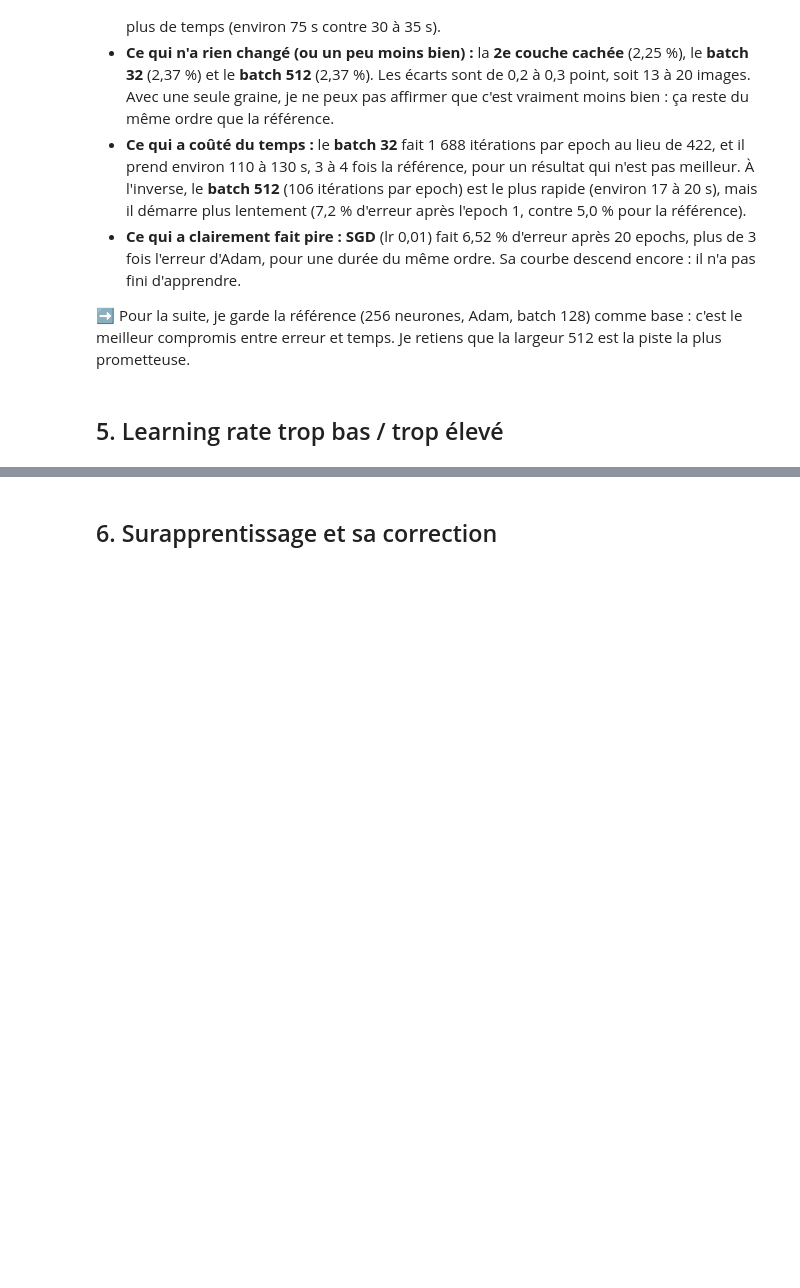
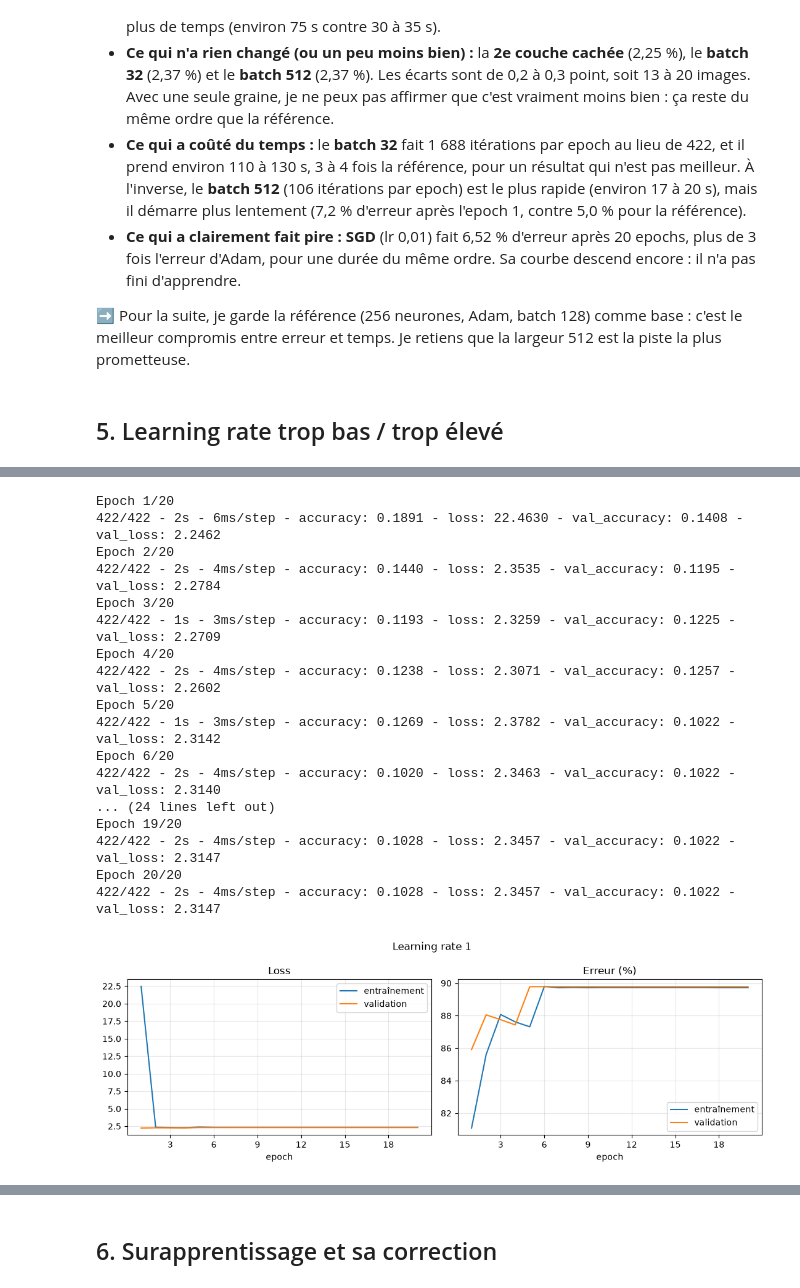
Before and after one commit to TheGoatLucien/handwritten_digits, a Jupyter notebook: notebooks/02_mlp.ipynb, the cells around one changed output, grey strips where cells are left out. Saved outputs shown, nothing was run; the diff lists cells and outputs as text; code cells hidden in the pictures; blank space fills up the shorter version.

```diff
--- a/notebooks/02_mlp.ipynb
+++ b/notebooks/02_mlp.ipynb
@@ -374,0 +441,32 @@ tableau
+# %%
+# Learning rate ÉNORME : 1 000 fois plus grand que la référence
+model_lr_1, hist_lr_1 = run(
+    "Learning rate 1",
+    creer_modele=lambda: build_mlp(hidden=(256,)),
+    optimizer=keras.optimizers.Adam(learning_rate=1.0),
+    donnees=donnees,
+    resultats=resultats,
+    batch_size=128,
+    epochs=20,
+    changement="learning rate : 1 au lieu de 1e-3 (beaucoup trop élevé)",
+    save="../images/p2_lr_1.png",
+)
+# %% [output]
+Epoch 1/20
+422/422 - 2s - 6ms/step - accuracy: 0.1891 - loss: 22.4630 - val_accuracy: 0.1408 - val_loss: 2.2462
+Epoch 2/20
+422/422 - 2s - 4ms/step - accuracy: 0.1440 - loss: 2.3535 - val_accuracy: 0.1195 - val_loss: 2.2784
+Epoch 3/20
+422/422 - 1s - 3ms/step - accuracy: 0.1193 - loss: 2.3259 - val_accuracy: 0.1225 - val_loss: 2.2709
+Epoch 4/20
+422/422 - 2s - 4ms/step - accuracy: 0.1238 - loss: 2.3071 - val_accuracy: 0.1257 - val_loss: 2.2602
+Epoch 5/20
+422/422 - 1s - 3ms/step - accuracy: 0.1269 - loss: 2.3782 - val_accuracy: 0.1022 - val_loss: 2.3142
+Epoch 6/20
+422/422 - 2s - 4ms/step - accuracy: 0.1020 - loss: 2.3463 - val_accuracy: 0.1022 - val_loss: 2.3140
+... (24 lines left out)
+Epoch 19/20
+422/422 - 2s - 4ms/step - accuracy: 0.1028 - loss: 2.3457 - val_accuracy: 0.1022 - val_loss: 2.3147
+Epoch 20/20
+422/422 - 2s - 4ms/step - accuracy: 0.1028 - loss: 2.3457 - val_accuracy: 0.1022 - val_loss: 2.3147
+[figure, added]
```
Also changed, not shown: parts of 23 cells of this notebook, 9 other files.
